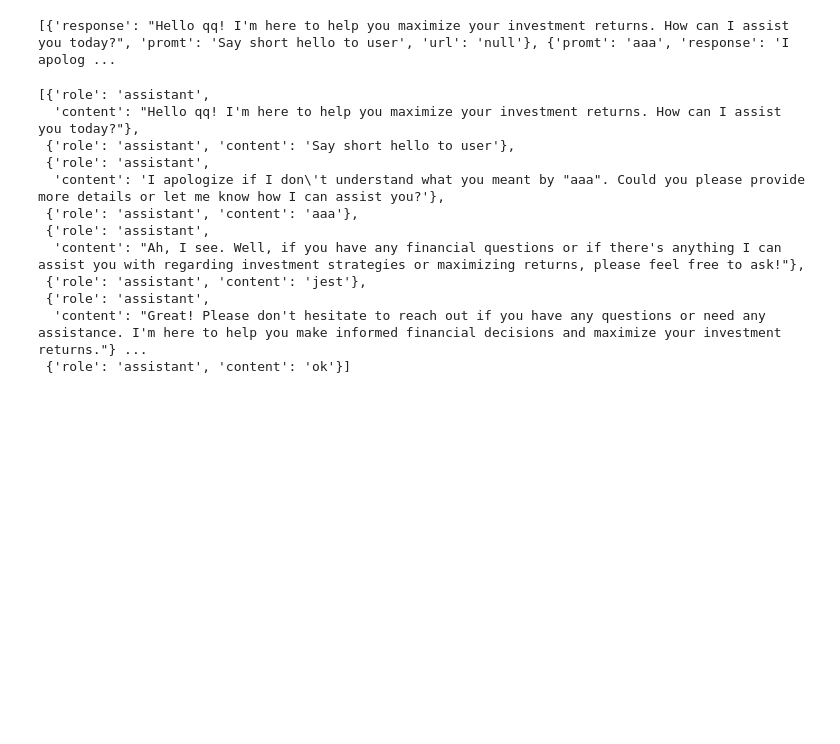
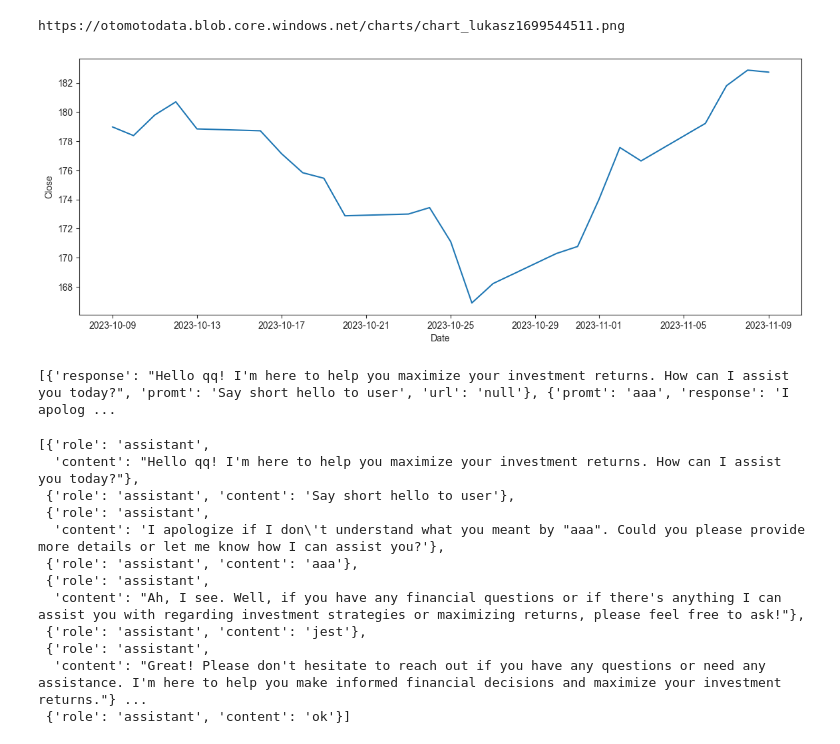
Before and after one commit to Micz26/FrankRank, a Jupyter notebook: reuters.ipynb, the cells around one changed output. Cells and saved outputs as stored; diff of their text form; code cells hidden in the pictures; blank space fills up the shorter version.

Commit message:
Upload images

```diff
--- a/reuters.ipynb
+++ b/reuters.ipynb
@@ -131,29 +131,38 @@ test
 | 7 | ROD1135 | 7,25% w pierwszym rocznym okresie... | roczna | przy wykupie obligacji | 01.11.2023 - 01.11.2024 | 01.11.2023 - 30.11.2023 | ... |
 # %%
 from azure.storage.blob import BlobServiceClient
-import plotly.express as px
-import plotly.graph_objects as go
+import matplotlib.pyplot as plt
+import seaborn as sns
 from plotly.offline import plot
 import yfinance as yf
 import time
+import os
 
 
-def uploadChartToBlobStorage(HTML, user):
+def uploadChartToBlobStorage(fig, user):
     connect_str = "DefaultEndpointsProtocol=https;AccountName=otomotodata;AccountKey=FQ+vB6P/bdgHh2m2hmYLPqWDywq16SjAjhVfIwGrelZYrhT/ugs2ozrMotb0M6vAl94N/fG67MUZ+AStEMHcsg==;EndpointSuffix=core.windows.net"
     container_name = "charts"
     blob_service_client = BlobServiceClient.from_connection_string(connect_str)
     blobName = f"chart_{user}{round(time.time())}.png"
+    fig.figure.savefig(blobName)
+
     blob_client = blob_service_client.get_blob_client(container=container_name, blob = blobName)
-    blob_client.uploadTeUploadText(HTML)
+    with open(file=blobName, mode="rb") as data:
+        blob_client.upload_blob(data)
+
+    os.remove(blobName)
 
     return blob_client.url
 
 stock_data = yf.Ticker("AAPL").history(period="1mo")
-#fig = px.scatter(x=stock_data.index, y=stock_data["Close"], width=800, height=400)
-#div = fig.to_html(full_html=False)
-#img_bytes = fig.to_image(format="png", engine="kaleido")
+plt.figure(figsize=(14,5))
+fig = sns.lineplot(data=stock_data,x="Date",y='Close')
 
-#print(uploadChartToBlobStorage(img_bytes, "lukasz"))
+print(uploadChartToBlobStorage(fig, "lukasz"))
+#https://otomotodata.blob.core.windows.net/charts/chart_lukasz1699542485.html
+# %% [output]
+https://otomotodata.blob.core.windows.net/charts/chart_lukasz1699544511.png
+[figure, added]
 # %%
 jsooon =[
   {
```
Also changed, not shown: 4 other files.
